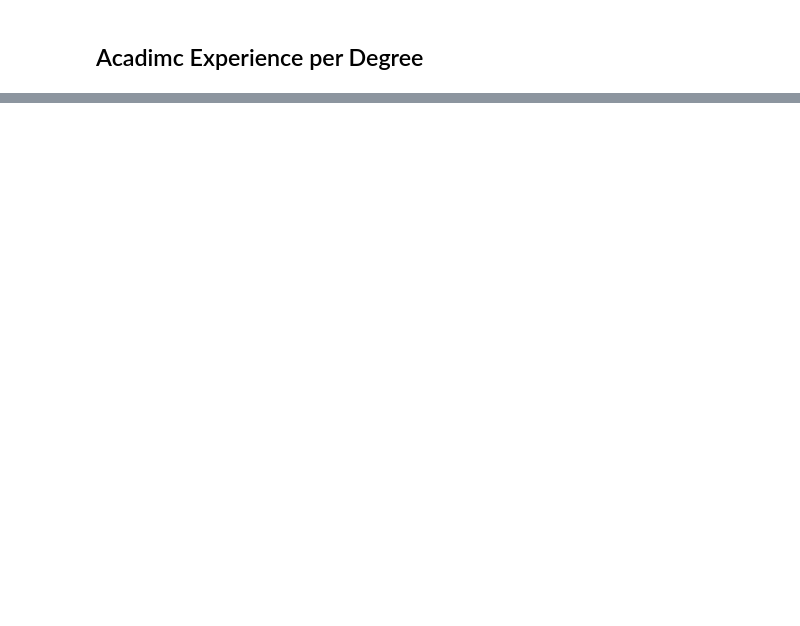
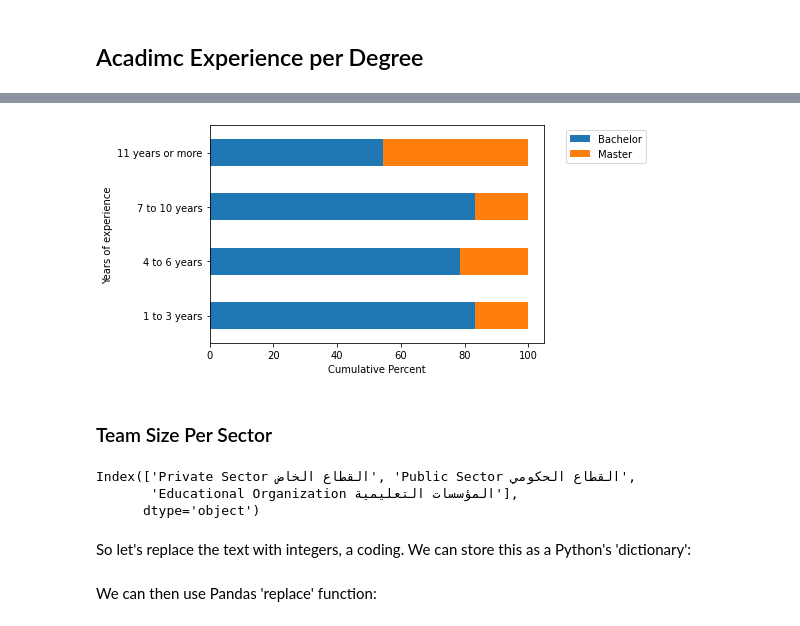
Before and after one commit to eng-aomar/Security_in_practice, a Jupyter notebook: security_in_practice.ipynb, the cells around one changed output, grey strips where cells are left out. Cells and saved outputs as stored; diff of their text form; code cells hidden in the pictures; blank space fills up the shorter version.

```diff
--- a/security_in_practice.ipynb
+++ b/security_in_practice.ipynb
@@ -259,0 +260,3 @@ fig3.savefig(image_name, format=image_format, dpi=1200)
+# %%
+plotdata3 = df_responses.groupby(['Experience_category', 'qualification ']).size().unstack().div(df_responses.groupby(['Experience_category', 'qualification ']).size().unstack().sum(axis=1), axis=0)*100
+plotdata3
@@ -259,0 +270,20 @@ fig3.savefig(image_name, format=image_format, dpi=1200)
+# %%
+plotdata3.plot(kind="barh", stacked=True)
+plt.legend( bbox_to_anchor=(1.05, 1))
+#plt.title('Mix_NrAct')
+plt.ylabel('Years of experience')
+plt.xlabel('Cumulative Percent')
+image_name= 'academic_degree11.svg'
+plt.savefig(image_name, format=image_format, dpi=1200)
+# %% [output]
+[figure, added]
+# %% [markdown]
+### Team Size Per Sector
+# %%
+df_responses.sector.value_counts().index
+# %% [output]
+Index(['Private Sector القطاع الخاض', 'Public Sector القطاع الحكومي',
+       'Educational Organization المؤسسات التعليمية'],
+      dtype='object')
+# %% [markdown]
+So let's replace the text with integers, a coding. We can store this as a Python's 'dictionary':
@@ -259,0 +292,2 @@ fig3.savefig(image_name, format=image_format, dpi=1200)
+# %% [markdown]
+We can then use Pandas 'replace' function:
```
Also changed, not shown: parts of 9 cells of this notebook.
